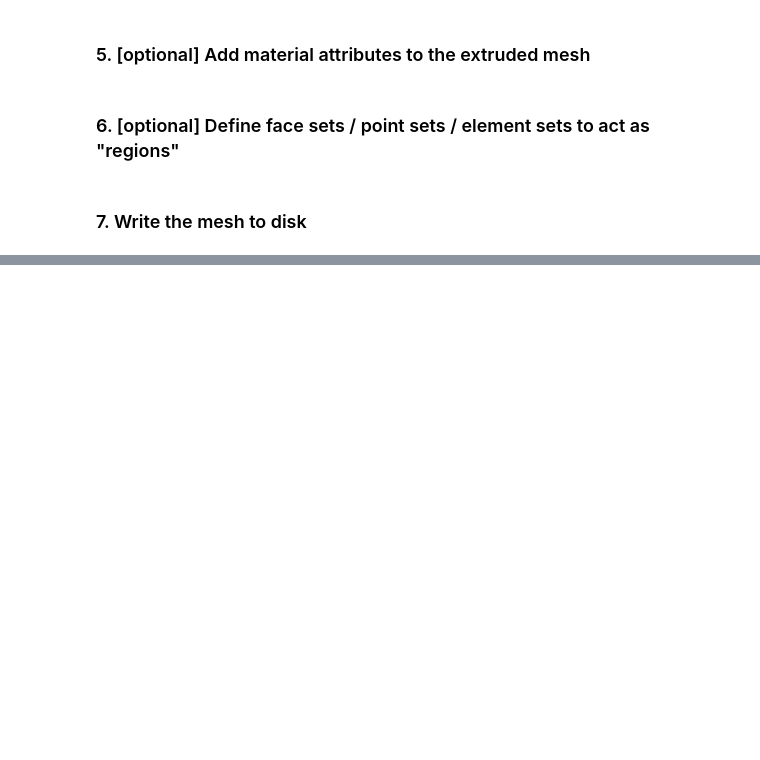
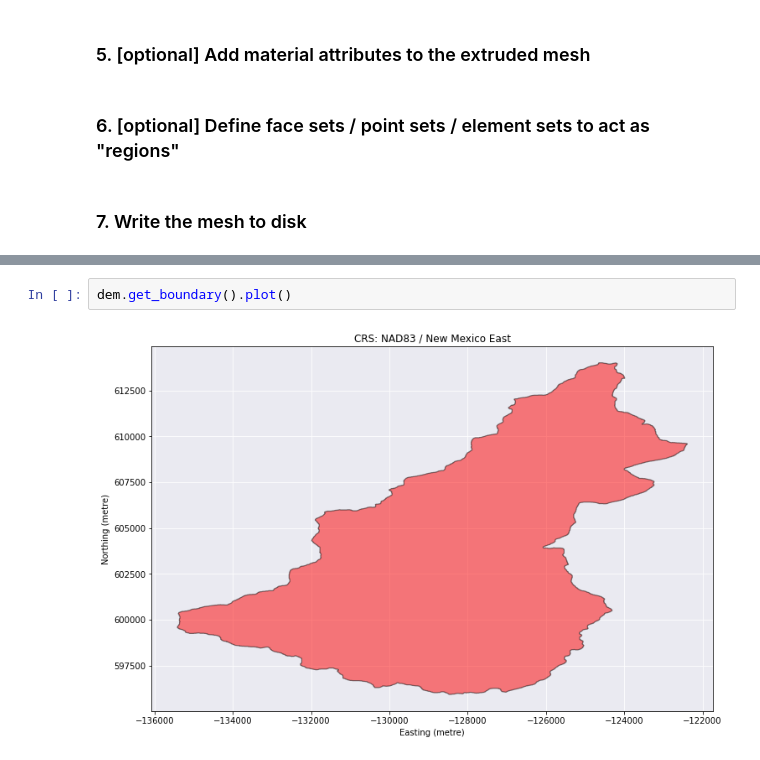
Before and after one commit to lanl/tinerator, a Jupyter notebook: examples/getting-started.ipynb, the cells around one changed output, grey strips where cells are left out. Saved outputs shown, nothing was run; the diff lists cells and outputs as text; blank space fills up the shorter version.

```diff
--- a/examples/getting-started.ipynb
+++ b/examples/getting-started.ipynb
@@ -214,0 +279,4 @@ volume_mesh.save("vol_mesh.inp")
+# %%
+dem.get_boundary().plot()
+# %% [output]
+[figure, added]
```
Also changed, not shown: parts of 4 cells of this notebook, 8 other files.
